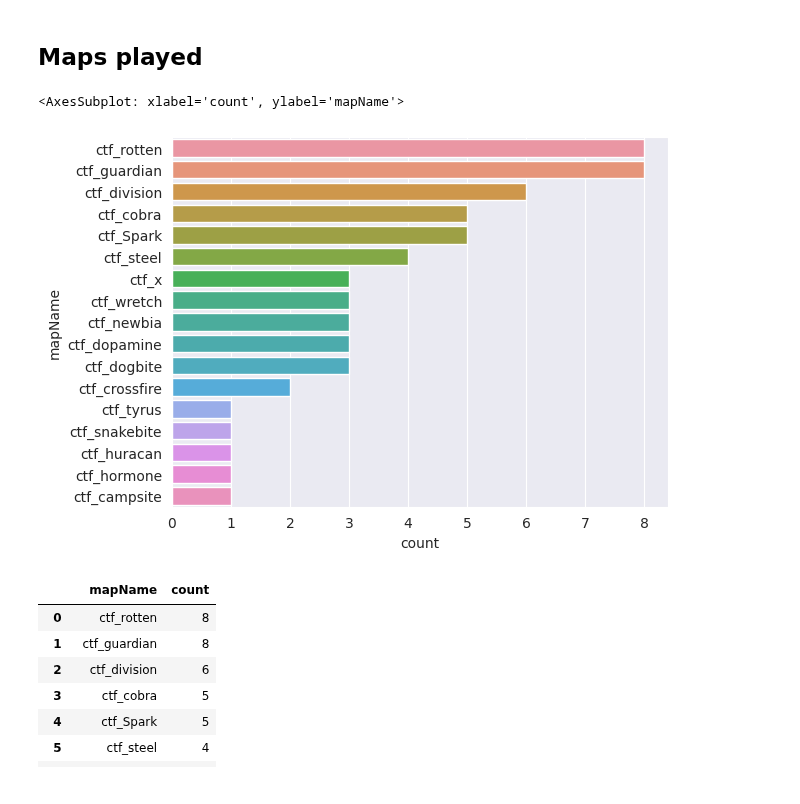
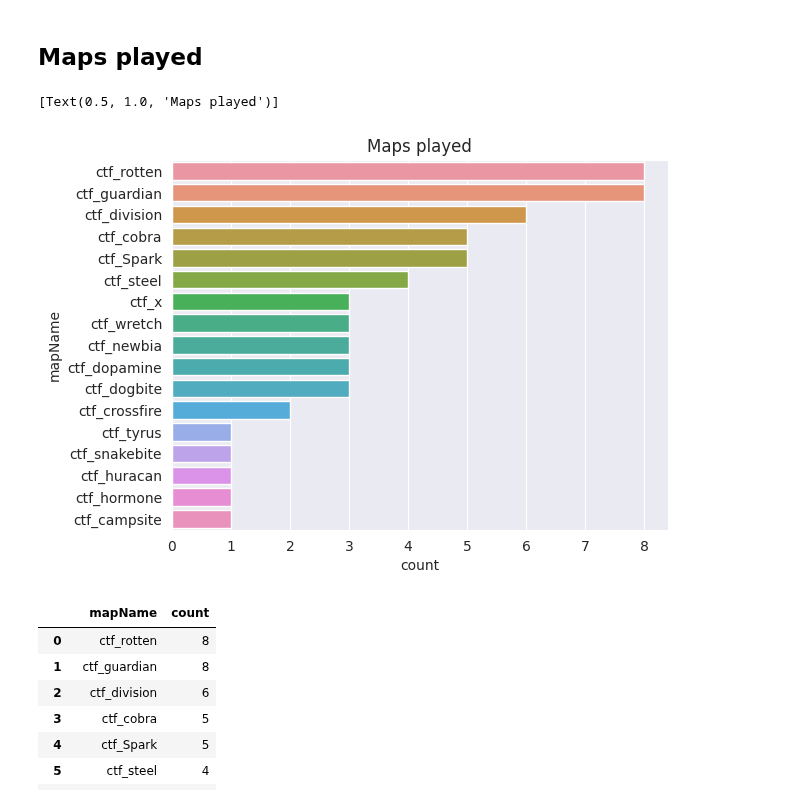
Before and after one commit to s2vndl/s2_1st_tournament_stats, a Jupyter notebook: s2_stats.ipynb, the cells around one changed output. Saved outputs shown, nothing was run; the diff lists cells and outputs as text; code cells hidden in the pictures.

```diff
--- a/s2_stats.ipynb
+++ b/s2_stats.ipynb
@@ -235,10 +237,10 @@ result5
 # %%
 result6 = pd.read_sql_query("select mapName, count(1) as count from round group by mapName order by count desc", con)
 sns.barplot(result6,
-            y="mapName", x="count")
+            y="mapName", x="count").set(title="Maps played")
 # %% [output]
-<AxesSubplot: xlabel='count', ylabel='mapName'>
+[Text(0.5, 1.0, 'Maps played')]
-[figure, old version]
+[figure, new version]
 # %%
 result6
 # %% [output]
```
Also changed, not shown: parts of 21 cells of this notebook.
